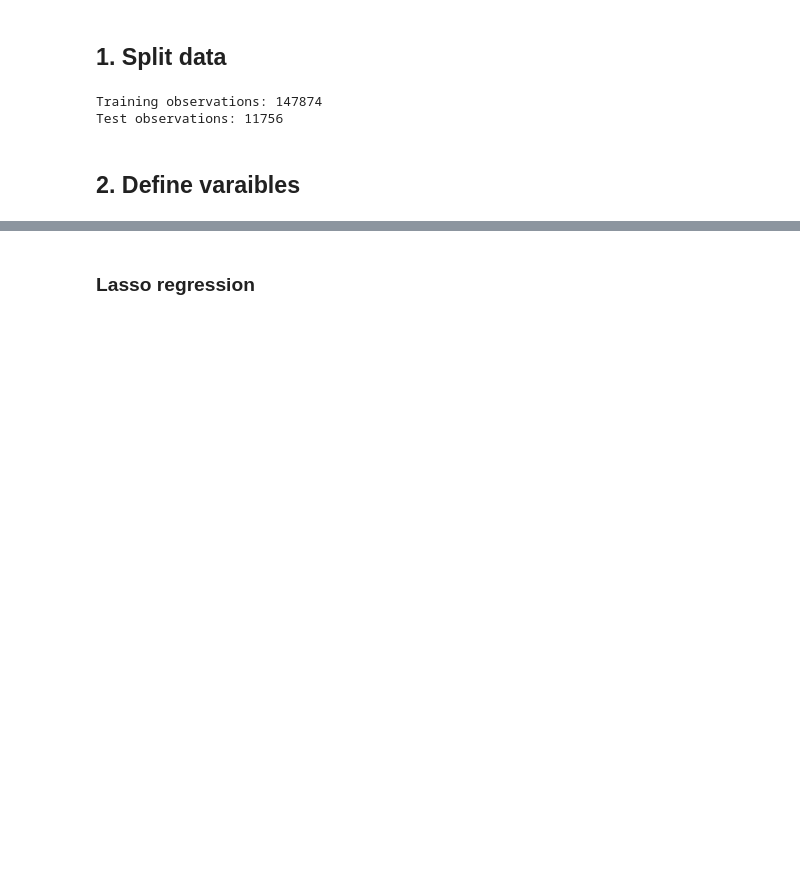
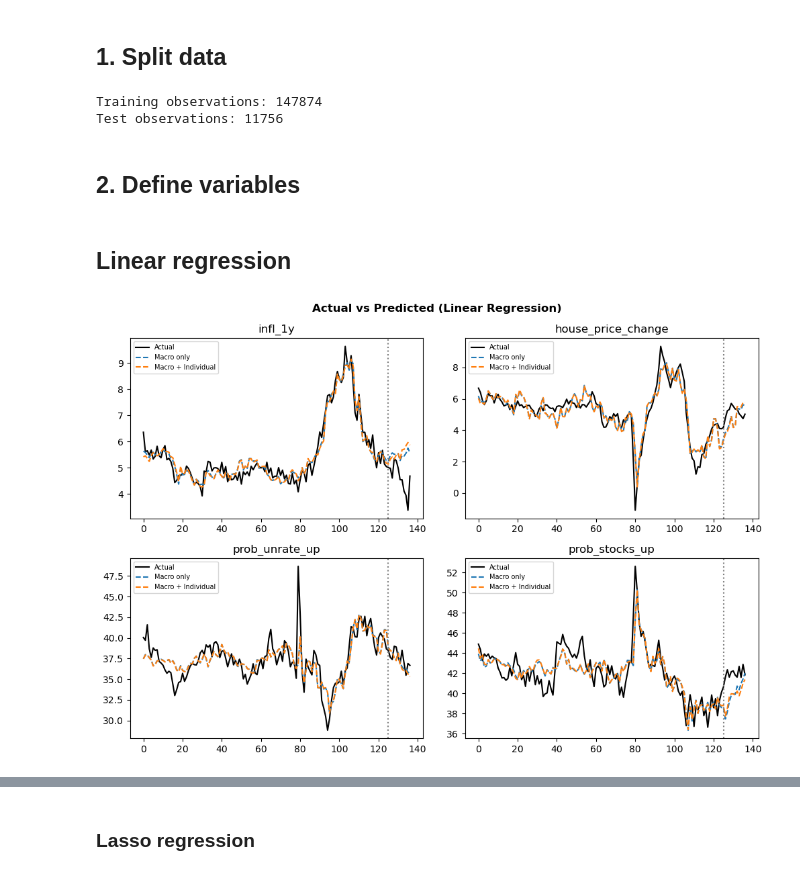
Before and after one commit to Minaslunde/FIE463-assignment2, a Jupyter notebook: data (1)/data/solution2.ipynb, the cells around one changed output, grey strips where cells are left out. Saved outputs shown, nothing was run; the diff lists cells and outputs as text; code cells hidden in the pictures; blank space fills up the shorter version.

```diff
--- a/data (1)/data/solution2.ipynb
+++ b/data (1)/data/solution2.ipynb
@@ -620,6 +632,6 @@ print(f"Test observations: {len(df_test)}")
 # %% [output]
 Training observations: 147874
 Test observations: 11756
-# %% [markdown]
-## 2. Define varaibles
+# %% [markdown]
+## 2. Define variables
 # %%
@@ -643,3 +657,5 @@ alphas       = np.logspace(-3, 3, 20)
+# %% [markdown]
+## Linear regression
 # %%
 # linear regression
 for y_var in target_vars:
@@ -662,4 +677,76 @@ for y_var in target_vars:
             "Test RMSE": round(np.sqrt(mean_squared_error(y_test, y_pred)), 3),
             "Test R2":   round(r2_score(y_test, y_pred), 3),
         })
+# %%
+# actual vs predicted (Linear – Macro vs Macro+Individual)
+
+fig, axes = plt.subplots(2, 2, figsize=(10, 7))
+fig.suptitle("Actual vs Predicted (Linear Regression)", fontweight="bold")
+axes = axes.flatten()
+
+for i, y_var in enumerate(target_vars):
+
+    # ---- Macro only ----
+    X_vars_macro = X_macro
+
+    train_m = df_train[X_vars_macro + [y_var]].dropna().copy()
+    test_m = df_test[X_vars_macro + [y_var]].dropna().copy()
+
+    pipe_m = Pipeline([
+        ("scaler", StandardScaler()),
+        ("model", LinearRegression())
+    ])
+
+    pipe_m.fit(train_m[X_vars_macro], train_m[y_var])
+    train_m["pred"] = pipe_m.predict(train_m[X_vars_macro])
+    test_m["pred"] = pipe_m.predict(test_m[X_vars_macro])
+
+    # ---- Macro + Individual ----
+    X_vars_full = X_macro + X_individual
+
+    train_f = df_train[X_vars_full + [y_var]].dropna().copy()
+    test_f = df_test[X_vars_full + [y_var]].dropna().copy()
+
+    pipe_f = Pipeline([
+        ("scaler", StandardScaler()),
+        ("model", LinearRegression())
+    ])
+
+    pipe_f.fit(train_f[X_vars_full], train_f[y_var])
+    train_f["pred"] = pipe_f.predict(train_f[X_vars_full])
+    test_f["pred"] = pipe_f.predict(test_f[X_vars_full])
+
+    # ---- aggregate ----
+    train_m["year_month"] = df_train.loc[train_m.index, "year_month"]
+    test_m["year_month"] = df_test.loc[test_m.index, "year_month"]
+
+    train_f["year_month"] = df_train.loc[train_f.index, "year_month"]
+    test_f["year_month"] = df_test.loc[test_f.index, "year_month"]
+
+    tr_m = train_m.groupby("year_month")[[y_var, "pred"]].mean()
+    te_m = test_m.groupby("year_month")[[y_var, "pred"]].mean()
+
+    tr_f = train_f.groupby("year_month")[[y_var, "pred"]].mean()
+    te_f = test_f.groupby("year_month")[[y_var, "pred"]].mean()
+
+    actual = pd.concat([tr_m[y_var], te_m[y_var]])
+    pred_m = pd.concat([tr_m["pred"], te_m["pred"]])
+    pred_f = pd.concat([tr_f["pred"], te_f["pred"]])
+
+    x = range(len(actual))
+    split = len(tr_m)
+
+    # ---- plot ----
+    axes[i].plot(x, actual, label="Actual", color="black")
+    axes[i].plot(x, pred_m, label="Macro only", linestyle="--")
+    axes[i].plot(x, pred_f, label="Macro + Individual", linestyle="--")
+
+    axes[i].axvline(x=split, color="gray", linestyle=":")
+    axes[i].set_title(y_var)
+    axes[i].legend(fontsize=7)
+
+plt.tight_layout()
+plt.show()
+# %% [output]
+[figure, added]
 # %% [markdown]
```
Also changed, not shown: parts of 28 cells of this notebook.
